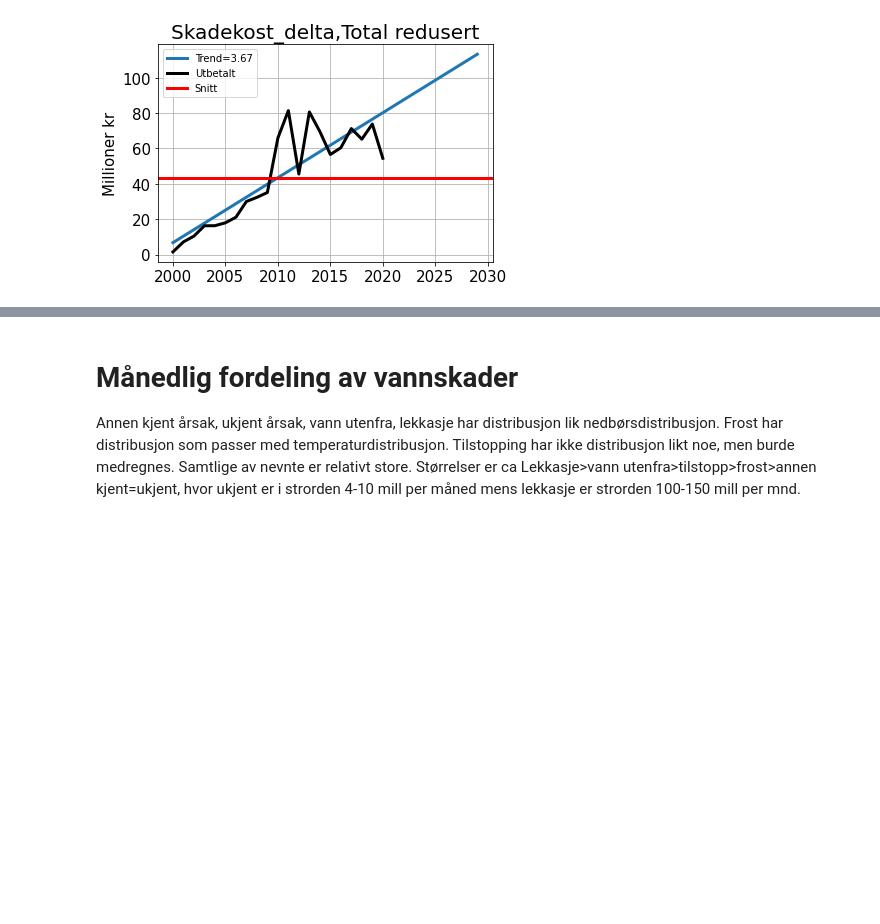
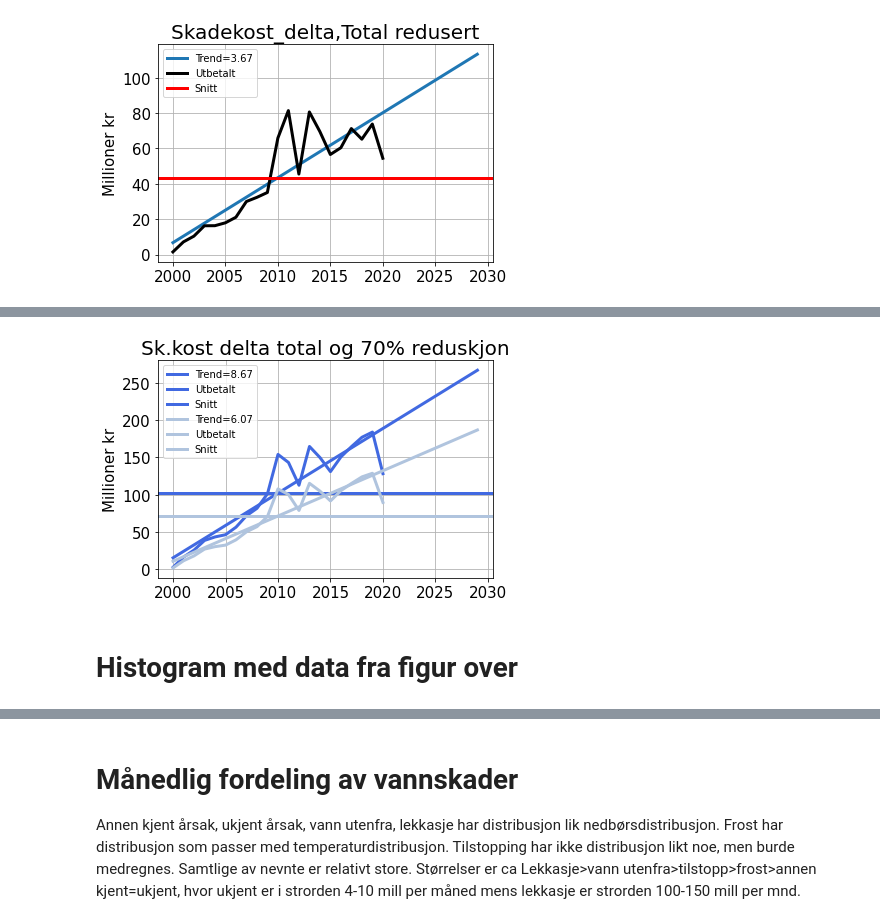
Before and after one commit to eirikngard/Eika, a Jupyter notebook: Vannskader_total.ipynb, the cells around one changed output, grey strips where cells are left out. Saved outputs shown, nothing was run; the diff lists cells and outputs as text; code cells hidden in the pictures; blank space fills up the shorter version.

```diff
--- a/Vannskader_total.ipynb
+++ b/Vannskader_total.ipynb
@@ -44,24 +45,33 @@ kjent = pd.read_csv('vannskade_delta_kjent.csv',header=None,skiprows=1, names=na
 inn = pd.read_csv('vannskade_delta_inntrengning.csv',header=None,skiprows=1, names=navn)
 ukjent = pd.read_csv('vannskade_delta_ukjent.csv', header=None,skiprows=1,names=navn)
 lekkasje = pd.read_csv('vannskade_delta_lekkasje.csv',header=None,skiprows=1,names=navn)
-total = pd.read_csv('vannskade_delta_alle_regn.csv',header=None,skiprows=1,names=navn)
+#total = pd.read_csv('vannskade_delta_alle_regn.csv',header=None,skiprows=1,names=navn)
+frost = pd.read_csv('vannskade_delta_frost.csv', header=None,skiprows=1,names=navn)
+til = pd.read_csv('vannskade_delta_tilstopp.csv', header=None,skiprows=1,names=navn)
 
-data_kjent = []; data_ukjent = []; data_inn = []; data_lek = []; data_total = [];
+data_kjent = []; data_ukjent = []; data_inn = []; data_lek = [];
+data_frost = []; data_til = [];
 
 for i in år[:-9]:
     inn1 = inn.loc[inn['år']==i,'skade'].sum()
     kjent1 = kjent.loc[kjent['år']==i,'skade'].sum()
     ukjent1 = ukjent.loc[ukjent['år']==i,'skade'].sum()
     lekkasje1= lekkasje.loc[lekkasje['år']==i,'skade'].sum()
-    total1= total.loc[total['år']==i,'skade'].sum()
+    #total1= total.loc[total['år']==i,'skade'].sum()
+    frost1 = frost.loc[frost['år']==i,'skade'].sum()
+    til1 = til.loc[til['år']==i,'skade'].sum()
+    data_frost.append(frost1)
+    data_til.append(til1)
     data_kjent.append(kjent1)
     data_ukjent.append(ukjent1)
     data_inn.append(inn1)
     data_lek.append(lekkasje1)
-    data_total.append(total1)
+    #data_total.append(total1)
 #løse problem med aksenavn, multipliser alle verdier med faktor
 kjent2 = np.array([i*(10**(-6)) for i in data_kjent])
 ukjent2 = np.array([i*(10**(-6)) for i in data_ukjent])
 inn2 = np.array([i*(10**(-6)) for i in data_inn])
-lekkasje2 = np.array([i*(10**(-6)/2) for i in data_lek])
-total2 = np.array([i*(10**(-6)) for i in data_total])
+lekkasje2 = np.array([i*(10**(-6)) for i in data_lek])
+#total2 = np.array([i*(10**(-6)) for i in data_total])
+frost2 = np.array([i*(10**(-6)) for i in data_frost])
+til2 = np.array([i*(10**(-6)) for i in data_til])
@@ -102,0 +119,25 @@ for i,j in zip(data_new,tit):
+# %%
+from matplotlib.ticker import ScalarFormatter
+
+tot = kjent2+ukjent2+frost2+til2+inn2+lekkasje2
+tot_red = kjent2*0.7+ukjent2*0.7+frost2*0.7+til2*0.7+inn2*0.7+lekkasje2*0.7
+da = np.array([tot,tot_red])
+colo = np.array(['royalblue','lightsteelblue'])
+fig, ax = plt.subplots()#, figsize=(10,10))\n",
+for i,j in zip(da,colo):
+  snitt = np.mean(i)
+  a,b = linreg(range(len(i)),i)  #//x=skade
+  trendline=[a*index + b for index in range(len(år))]; trend=round(a,2)
+  plt.plot(år,trendline,label="Trend="+str(trend),color=j,linewidth=3)
+  plt.plot(år[:-9],i,label="Utbetalt",color=j,linewidth=3)
+  plt.axhline(y=snitt,label='Snitt', color=j,linewidth=3)
+  plt.ylabel("Millioner kr",size=15)
+  ax = plt.gca()
+  ax.tick_params(axis = 'both', which = 'major', labelsize = 15)
+plt.grid(),plt.legend()
+plt.title("Sk.kost delta total og 70% reduskjon",size=20)
+plt.show()
+# %% [output]
+[figure, added]
+# %% [markdown]
+# Histogram med data fra figur over
```
Also changed, not shown: parts of 8 cells of this notebook.
